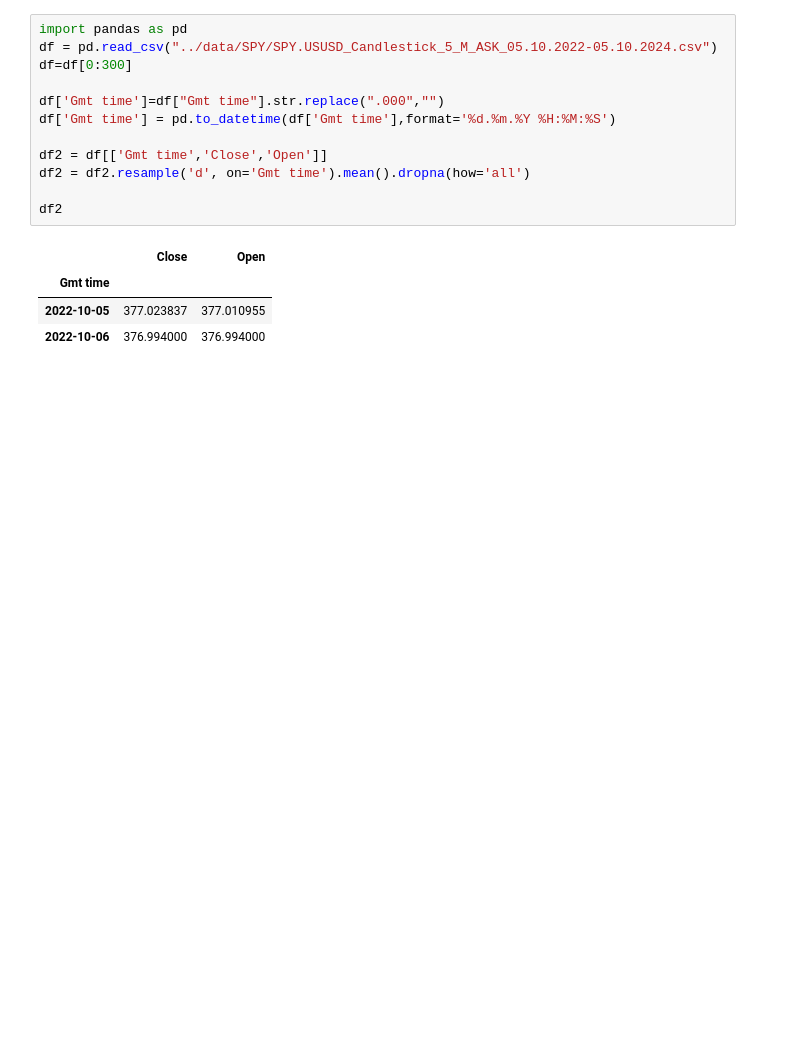
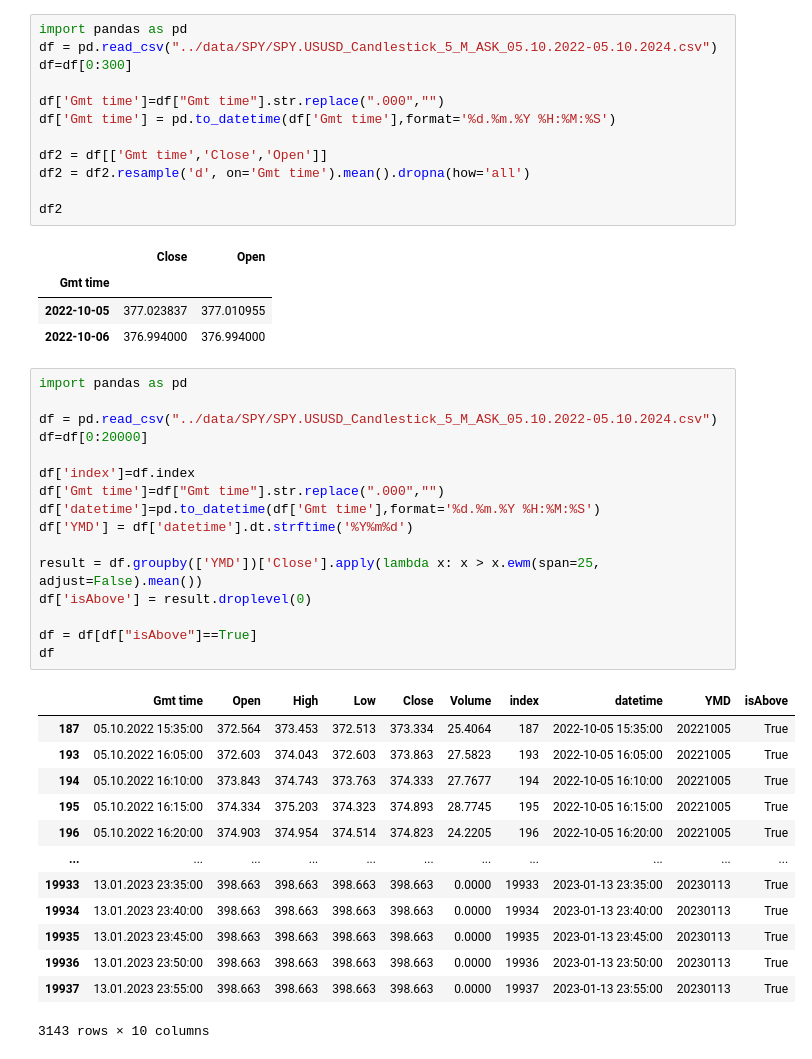
Before and after one commit to gastoncs/jupyter-docker, a Jupyter notebook: app/src/backtesting/squeez/UseResample.ipynb, the cells around one changed output. Cells and saved outputs as stored; diff of their text form; blank space fills up the shorter version.

```diff
--- a/app/src/backtesting/squeez/UseResample.ipynb
+++ b/app/src/backtesting/squeez/UseResample.ipynb
@@ -15,3 +15,33 @@ df2
 | Gmt time |  |  |
 | 2022-10-05 | 377.023837 | 377.010955 |
 | 2022-10-06 | 376.994000 | 376.994000 |
+# %%
+import pandas as pd
+
+df = pd.read_csv("../data/SPY/SPY.USUSD_Candlestick_5_M_ASK_05.10.2022-05.10.2024.csv")
+df=df[0:20000]
+
+df['index']=df.index
+df['Gmt time']=df["Gmt time"].str.replace(".000","")
+df['datetime']=pd.to_datetime(df['Gmt time'],format='%d.%m.%Y %H:%M:%S')
+df['YMD'] = df['datetime'].dt.strftime('%Y%m%d')
+
+result = df.groupby(['YMD'])['Close'].apply(lambda x: x > x.ewm(span=25, adjust=False).mean())
+df['isAbove'] = result.droplevel(0)
+
+df = df[df["isAbove"]==True]
+df
+# %% [output]
+|  | Gmt time | Open | High | Low | Close | Volume | index | datetime | YMD | isAbove |
+| 187 | 05.10.2022 15:35:00 | 372.564 | 373.453 | 372.513 | 373.334 | 25.4064 | 187 | 2022-10-05 15:35:00 | 20221005 | True |
+| 193 | 05.10.2022 16:05:00 | 372.603 | 374.043 | 372.603 | 373.863 | 27.5823 | 193 | 2022-10-05 16:05:00 | 20221005 | True |
+| 194 | 05.10.2022 16:10:00 | 373.843 | 374.743 | 373.763 | 374.333 | 27.7677 | 194 | 2022-10-05 16:10:00 | 20221005 | True |
+| 195 | 05.10.2022 16:15:00 | 374.334 | 375.203 | 374.323 | 374.893 | 28.7745 | 195 | 2022-10-05 16:15:00 | 20221005 | True |
+| 196 | 05.10.2022 16:20:00 | 374.903 | 374.954 | 374.514 | 374.823 | 24.2205 | 196 | 2022-10-05 16:20:00 | 20221005 | True |
+| ... | ... | ... | ... | ... | ... | ... | ... | ... | ... | ... |
+| 19933 | 13.01.2023 23:35:00 | 398.663 | 398.663 | 398.663 | 398.663 | 0.0000 | 19933 | 2023-01-13 23:35:00 | 20230113 | True |
+| 19934 | 13.01.2023 23:40:00 | 398.663 | 398.663 | 398.663 | 398.663 | 0.0000 | 19934 | 2023-01-13 23:40:00 | 20230113 | True |
+| 19935 | 13.01.2023 23:45:00 | 398.663 | 398.663 | 398.663 | 398.663 | 0.0000 | 19935 | 2023-01-13 23:45:00 | 20230113 | True |
+| 19936 | 13.01.2023 23:50:00 | 398.663 | 398.663 | 398.663 | 398.663 | 0.0000 | 19936 | 2023-01-13 23:50:00 | 20230113 | True |
+| 19937 | 13.01.2023 23:55:00 | 398.663 | 398.663 | 398.663 | 398.663 | 0.0000 | 19937 | 2023-01-13 23:55:00 | 20230113 | True |
+3143 rows × 10 columns
```
Also changed, not shown: 3 other files.
